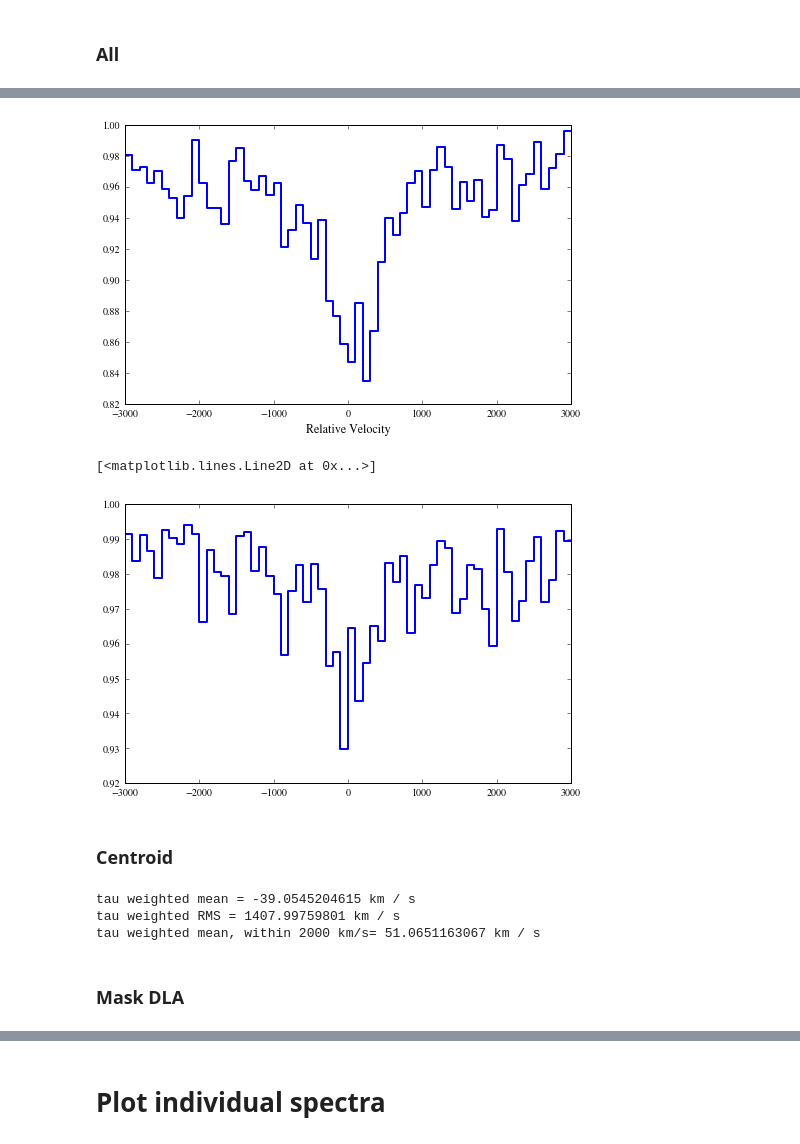
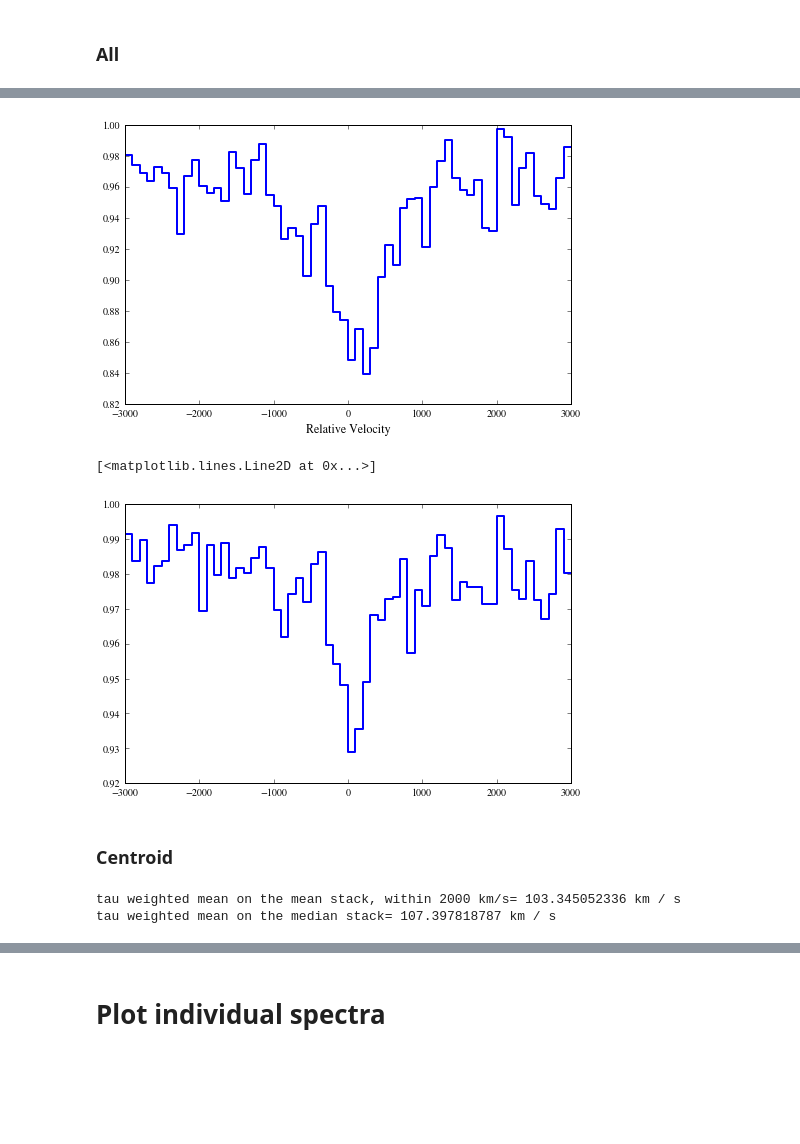
Before and after one commit to qsopairs/papers, a Jupyter notebook: QPQ9/Analysis/Stacks/CII1334_fiddle.ipynb, the cells around one changed output, grey strips where cells are left out. Drawn from its saved outputs; the diff is of its cells as text; code cells hidden in the pictures; blank space fills up the shorter version.

```diff
--- a/QPQ9/Analysis/Stacks/CII1334_fiddle.ipynb
+++ b/QPQ9/Analysis/Stacks/CII1334_fiddle.ipynb
@@ -166,37 +166,34 @@ plt.show()
 # %%
 # Mask
 fin_velo, stck_img, stck_msk, all_dict = stack_tup0
 stck_mskN = copy.deepcopy(stck_msk)
-idx_mask = [13,16,27]
+idx_mask = [27] #27 is DLA, #3 and #13 are noisy
 for idx in idx_mask:
     stck_mskN[idx,:] = 0.
 # Stack
 stack_tup = (fin_velo, stck_img, stck_mskN, all_dict)
 fin_velo, fin_flx, all_dict = qpqk.stack_avg(stack_tup)
 # Plot
 plt.figure(figsize=(8,5),dpi=1200)
 plt.plot(fin_velo, fin_flx, drawstyle='steps',linewidth=2.)
 plt.xlabel('Relative Velocity', size=12.)
 plt.show()
 # %% [output]
-[figure, old version]
+[figure, new version]
 # %%
 fin_flx_med = np.median(stck_img*stck_msk,0)
 plt.figure(figsize=(8,5),dpi=1200)
 plt.plot(fin_velo,fin_flx_med,drawstyle='steps',linewidth=2.)
 # %% [output]
 [<matplotlib.lines.Line2D at 0x...>]
-[figure, old version]
+[figure, new version]
 # %% [markdown]
 ### Centroid
 # %%
 tau = np.log(1./fin_flx)
-print('tau weighted mean =',np.sum(fin_velo*tau)/np.sum(tau))
-print('tau weighted RMS =',np.sqrt(np.sum((fin_velo**2)*tau)/np.sum(tau)))
-print('tau weighted mean, within 2000 km/s=',np.sum(fin_velo[10:51]*tau[10:51])/np.sum(tau[10:51]))
+print('tau weighted mean on the mean stack, within 2000 km/s=',np.sum(fin_velo[10:51]*tau[10:51])/np.sum(tau[10:51]))
+tau_med = np.log(1./fin_flx_med)
+print('tau weighted mean on the median stack=',np.sum(fin_velo[10:51]*tau_med[10:51])/np.sum(tau_med[10:51]))
 # %% [output]
-tau weighted mean = -39.0545204615 km / s
-tau weighted RMS = 1407.99759801 km / s
-tau weighted mean, within 2000 km/s= 51.0651163067 km / s
+tau weighted mean on the mean stack, within 2000 km/s= 103.345052336 km / s
+tau weighted mean on the median stack= 107.397818787 km / s
-# %% [markdown]
-### Mask DLA
```
Also changed, not shown: parts of 16 cells of this notebook, 12 other files.
